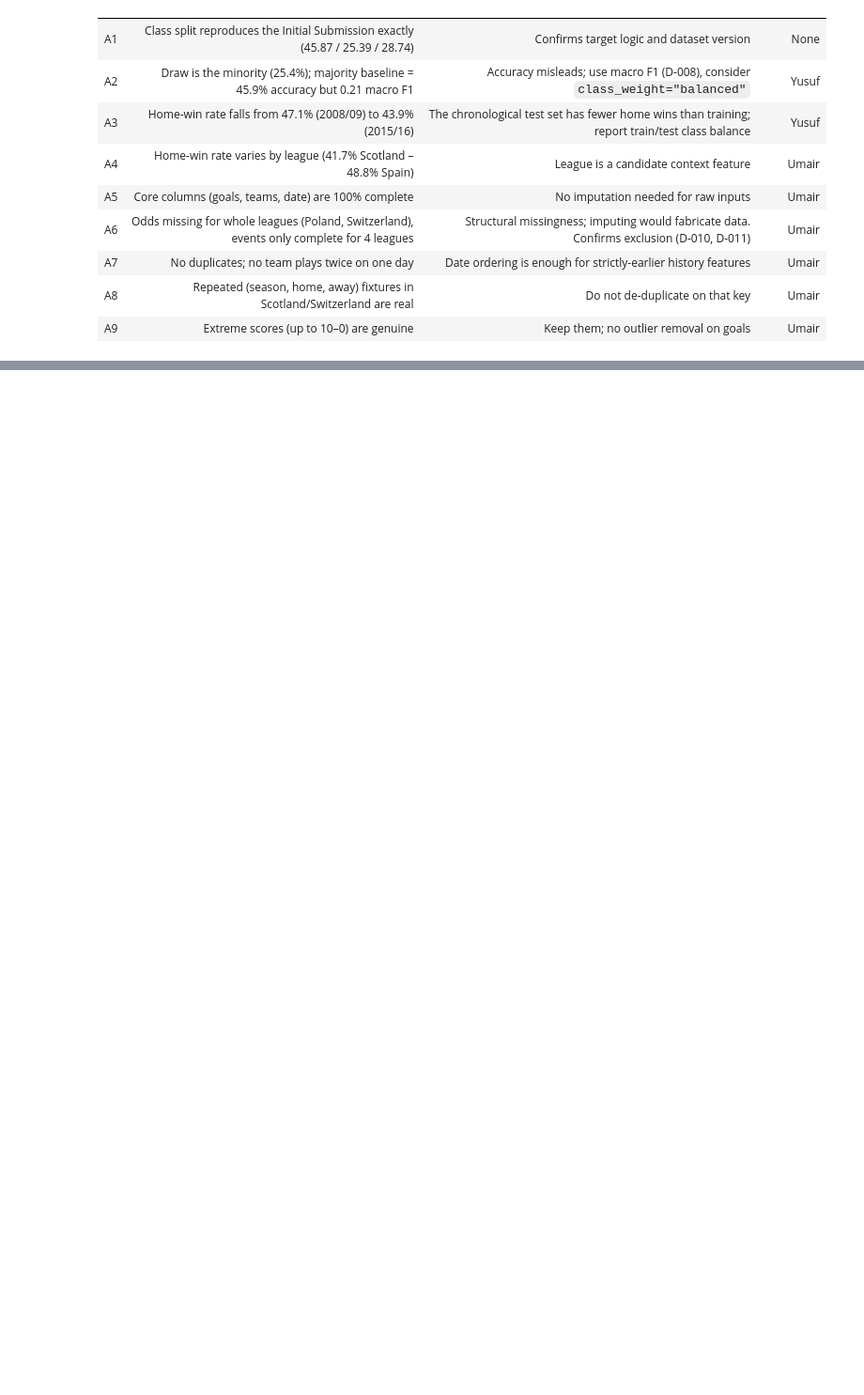
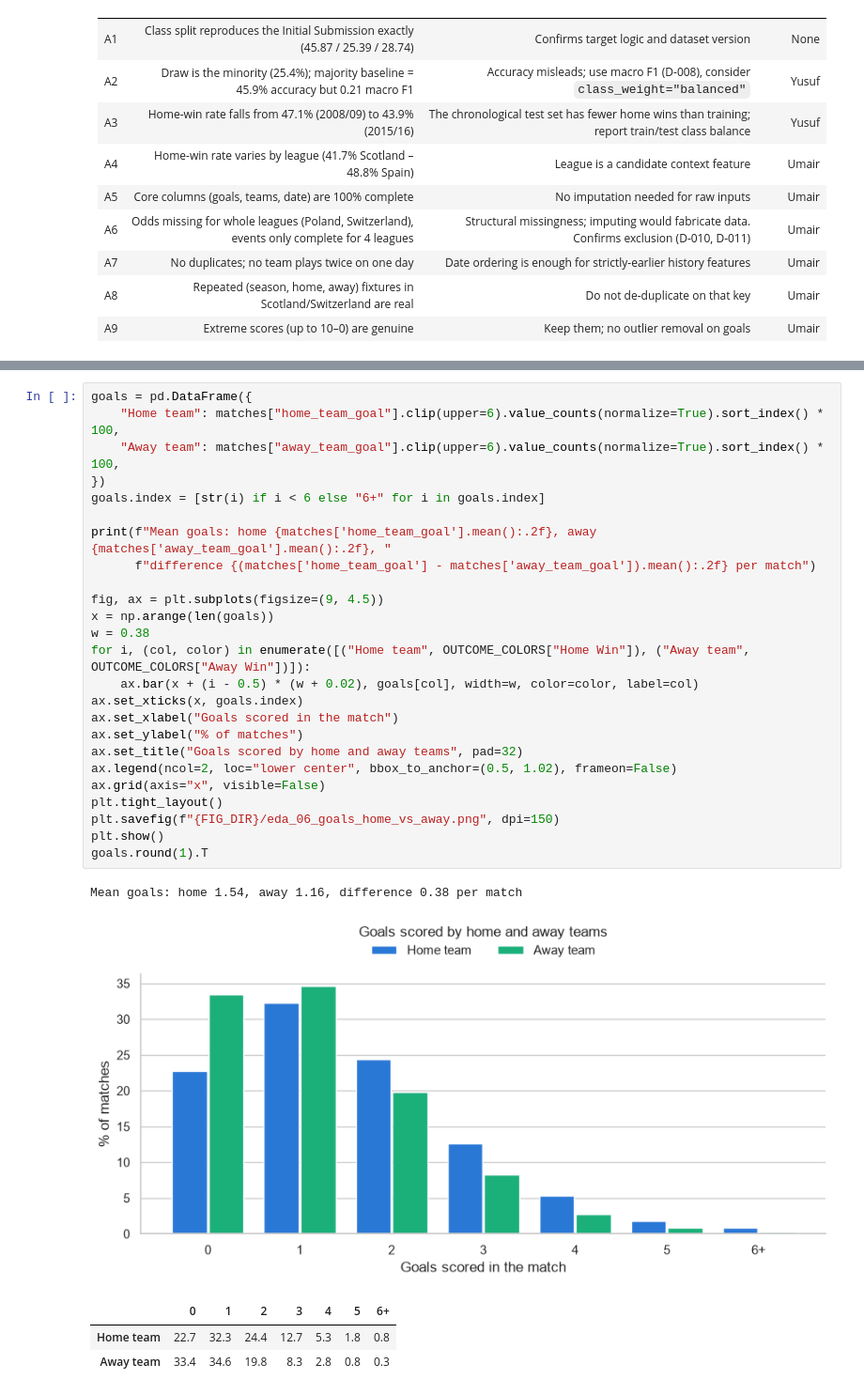
Before and after one commit to IT24102527/football-match-outcome-ml, a Jupyter notebook: notebooks/02_eda.ipynb, the cells around one changed output, grey strips where cells are left out. Shown at 94% size. Saved outputs shown, nothing was run; the diff lists cells and outputs as text; blank space fills up the shorter version.

Commit message:
Add EDA part B: home advantage, team home/away rates, form signal check, draws, cold start and feature correlations

```diff
--- a/notebooks/02_eda.ipynb
+++ b/notebooks/02_eda.ipynb
@@ -409,0 +417,31 @@ Matches with 10+ total goals: 14
+# %%
+goals = pd.DataFrame({
+    "Home team": matches["home_team_goal"].clip(upper=6).value_counts(normalize=True).sort_index() * 100,
+    "Away team": matches["away_team_goal"].clip(upper=6).value_counts(normalize=True).sort_index() * 100,
+})
+goals.index = [str(i) if i < 6 else "6+" for i in goals.index]
+
+print(f"Mean goals: home {matches['home_team_goal'].mean():.2f}, away {matches['away_team_goal'].mean():.2f}, "
+      f"difference {(matches['home_team_goal'] - matches['away_team_goal']).mean():.2f} per match")
+
+fig, ax = plt.subplots(figsize=(9, 4.5))
+x = np.arange(len(goals))
+w = 0.38
+for i, (col, color) in enumerate([("Home team", OUTCOME_COLORS["Home Win"]), ("Away team", OUTCOME_COLORS["Away Win"])]):
+    ax.bar(x + (i - 0.5) * (w + 0.02), goals[col], width=w, color=color, label=col)
+ax.set_xticks(x, goals.index)
+ax.set_xlabel("Goals scored in the match")
+ax.set_ylabel("% of matches")
+ax.set_title("Goals scored by home and away teams", pad=32)
+ax.legend(ncol=2, loc="lower center", bbox_to_anchor=(0.5, 1.02), frameon=False)
+ax.grid(axis="x", visible=False)
+plt.tight_layout()
+plt.savefig(f"{FIG_DIR}/eda_06_goals_home_vs_away.png", dpi=150)
+plt.show()
+goals.round(1).T
+# %% [output]
+Mean goals: home 1.54, away 1.16, difference 0.38 per match
+[figure, added]
+|  | 0 | 1 | 2 | 3 | 4 | 5 | 6+ |
+| Home team | 22.7 | 32.3 | 24.4 | 12.7 | 5.3 | 1.8 | 0.8 |
+| Away team | 33.4 | 34.6 | 19.8 | 8.3 | 2.8 | 0.8 | 0.3 |
```
Also changed, not shown: parts of 24 cells of this notebook, 5 other files.
